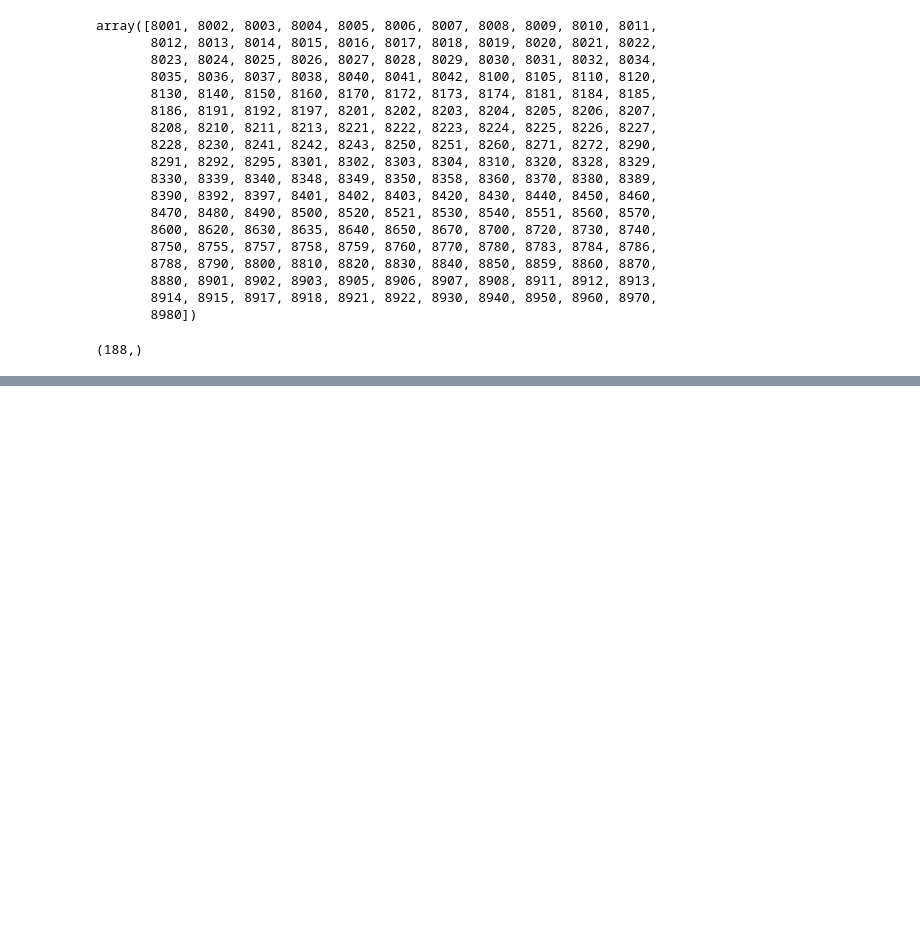
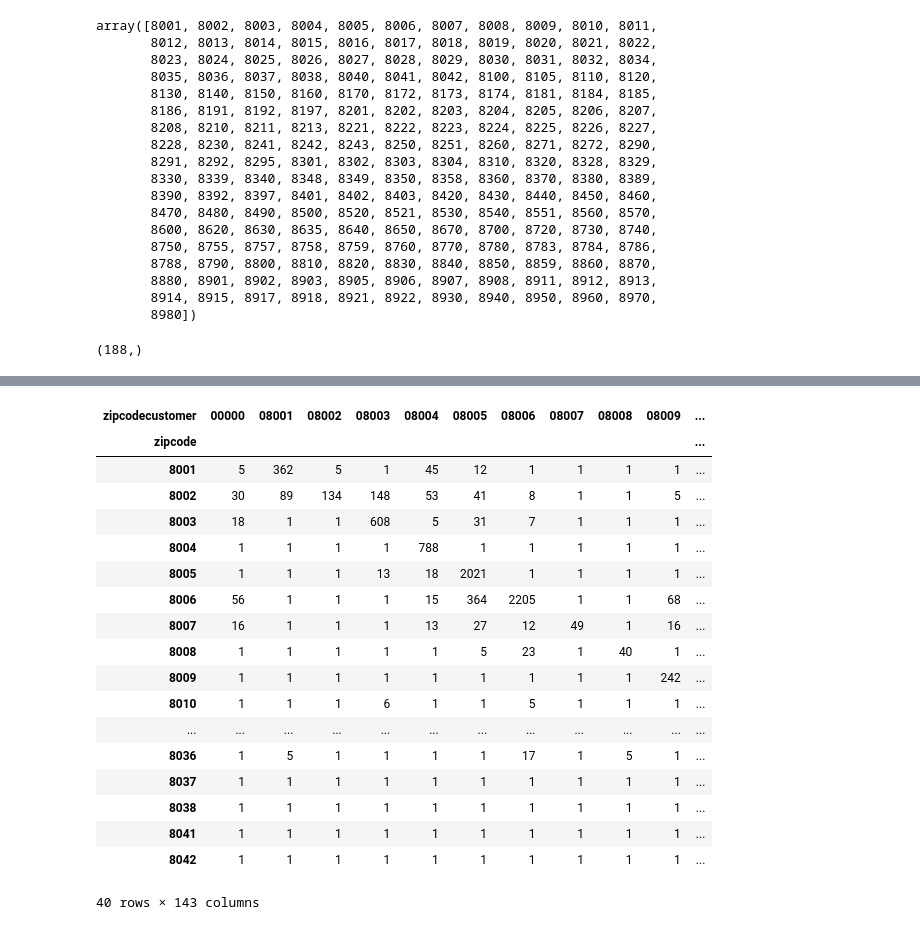
Before and after one commit to TeamUno/project, a Jupyter notebook: initial-exploration/Exploracion-Restaurants_BCN.ipynb, the cells around one changed output, grey strips where cells are left out. Saved outputs shown, nothing was run; the diff lists cells and outputs as text; code cells hidden in the pictures; blank space fills up the shorter version.

```diff
--- a/initial-exploration/Exploracion-Restaurants_BCN.ipynb
+++ b/initial-exploration/Exploracion-Restaurants_BCN.ipynb
@@ -226,0 +225,22 @@ restaurants_age_bcn[:2]
+# %%
+
+#customer_zipcodes
+folder = "../dataset/"
+names=['zipcode','date','category','zipcodecustomer','merchant','card', 'payment', 'avg', 'max', 'min', 'std']
+customer_zipcodes = pd.io.parsers.read_table(folder + 'customer_zipcodes000',sep='\t', names=names, parse_dates=["date"])
+
+restaurant_customer_zipcodes=customer_zipcodes[age_distribution["category"]=="es_barsandrestaurants"]
+restaurant_customer_zipcodes_bcn=restaurant_customer_zipcodes[restaurant_customer_zipcodes["zipcode"]<=8042]
+
+
+queryfrom="""
+
+SELECT zipcode,zipcodecustomer,sum(payment) total
+FROM restaurant_customer_zipcodes_bcn
+where category="es_barsandrestaurants" and zipcodecustomer !="unknown"
+group by zipcode, zipcodecustomer
+order by zipcode, zipcodecustomer
+
+"""
+
+print pysqldf(queryfrom)
@@ -226,0 +265,25 @@ restaurants_age_bcn[:2]
+# %%
+by='zipcode'
+pivbasic_stats=pd.pivot_table(restaurant_customer_zipcodes_bcn, values='payment', index=[by],columns = ['zipcodecustomer'], aggfunc=np.sum)
+pivbasic_stats=pivbasic_stats.fillna(1)
+pivbasic_stats
+# %% [output]
+| zipcodecustomer | 00000 | 08001 | 08002 | 08003 | 08004 | 08005 | 08006 | 08007 | 08008 | 08009 | ... |
+| zipcode |  |  |  |  |  |  |  |  |  |  | ... |
+| 8001 | 5 | 362 | 5 | 1 | 45 | 12 | 1 | 1 | 1 | 1 | ... |
+| 8002 | 30 | 89 | 134 | 148 | 53 | 41 | 8 | 1 | 1 | 5 | ... |
+| 8003 | 18 | 1 | 1 | 608 | 5 | 31 | 7 | 1 | 1 | 1 | ... |
+| 8004 | 1 | 1 | 1 | 1 | 788 | 1 | 1 | 1 | 1 | 1 | ... |
+| 8005 | 1 | 1 | 1 | 13 | 18 | 2021 | 1 | 1 | 1 | 1 | ... |
+| 8006 | 56 | 1 | 1 | 1 | 15 | 364 | 2205 | 1 | 1 | 68 | ... |
+| 8007 | 16 | 1 | 1 | 1 | 13 | 27 | 12 | 49 | 1 | 16 | ... |
+| 8008 | 1 | 1 | 1 | 1 | 1 | 5 | 23 | 1 | 40 | 1 | ... |
+| 8009 | 1 | 1 | 1 | 1 | 1 | 1 | 1 | 1 | 1 | 242 | ... |
+| 8010 | 1 | 1 | 1 | 6 | 1 | 1 | 5 | 1 | 1 | 1 | ... |
+| ... | ... | ... | ... | ... | ... | ... | ... | ... | ... | ... | ... |
+| 8036 | 1 | 5 | 1 | 1 | 1 | 1 | 17 | 1 | 5 | 1 | ... |
+| 8037 | 1 | 1 | 1 | 1 | 1 | 1 | 1 | 1 | 1 | 1 | ... |
+| 8038 | 1 | 1 | 1 | 1 | 1 | 1 | 1 | 1 | 1 | 1 | ... |
+| 8041 | 1 | 1 | 1 | 1 | 1 | 1 | 1 | 1 | 1 | 1 | ... |
+| 8042 | 1 | 1 | 1 | 1 | 1 | 1 | 1 | 1 | 1 | 1 | ... |
+40 rows × 143 columns
```
Also changed, not shown: parts of 5 cells of this notebook.
